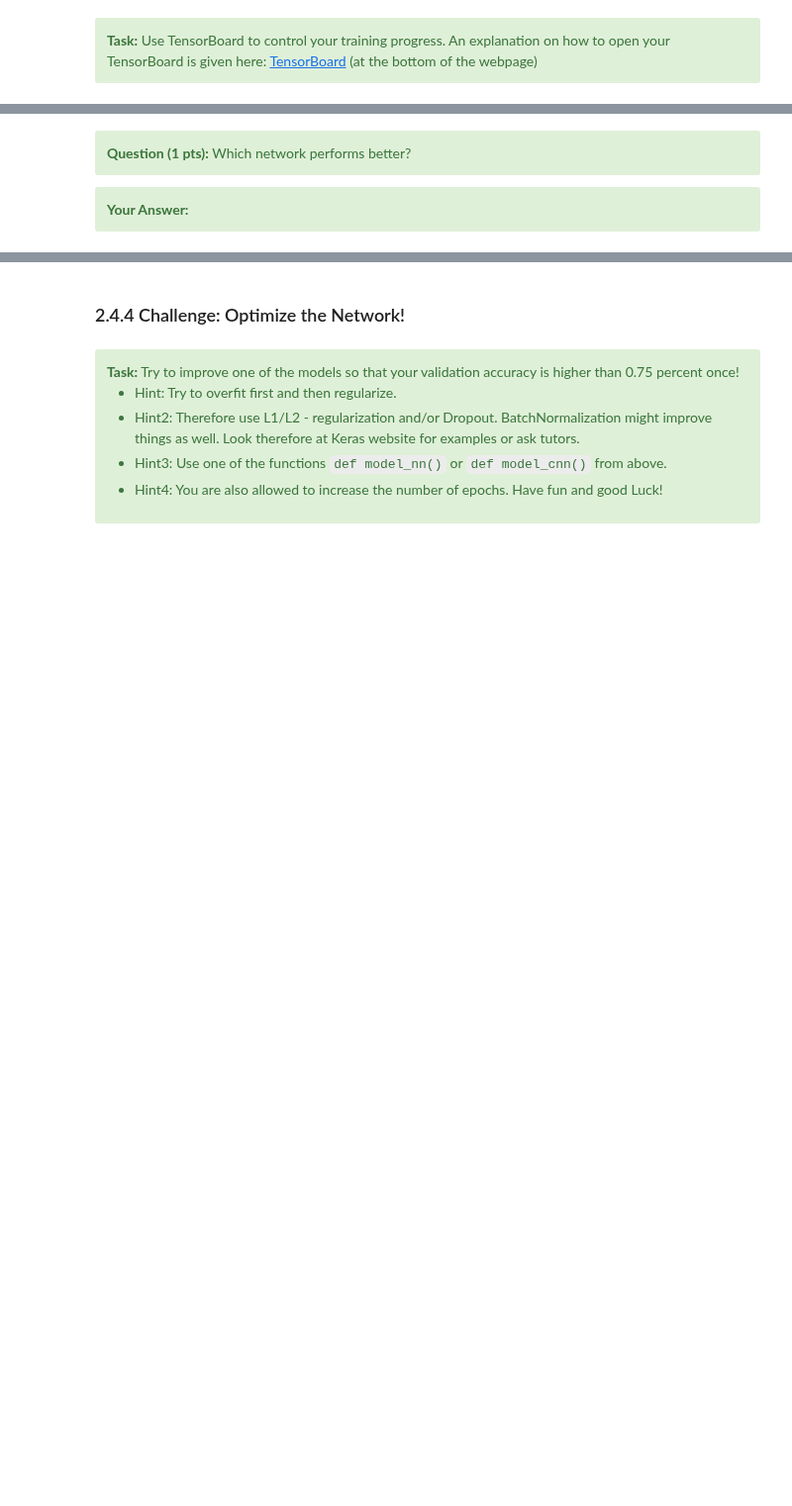
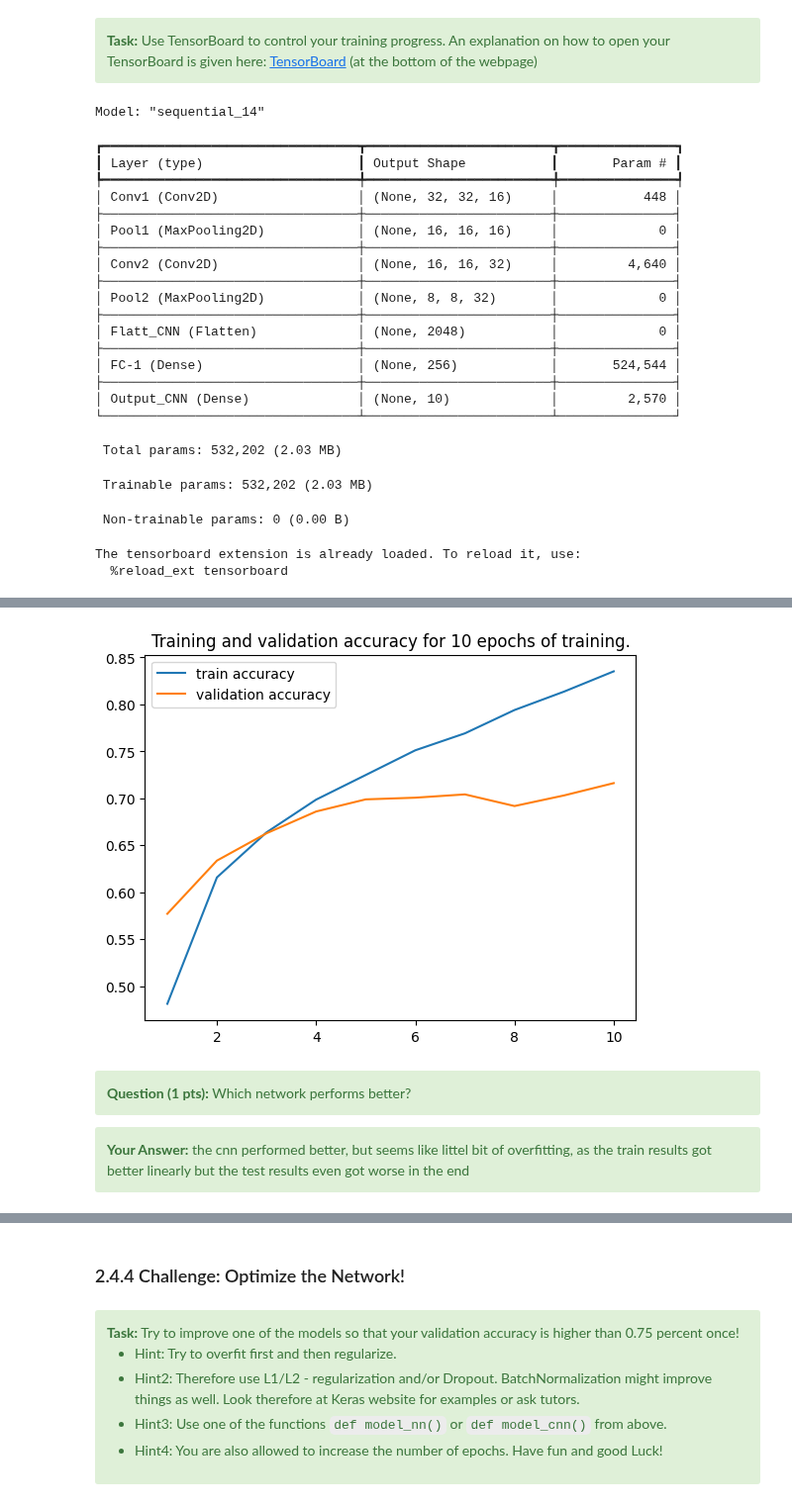
Before and after one commit to anton-seifert/LAMA, a Jupyter notebook: task-6-convolutional-neural-networks/2_exercise_cnn.ipynb, the cells around one changed output, grey strips where cells are left out. Shown at 99% size. Cells and saved outputs as stored; diff of their text form; code cells hidden in the pictures; blank space fills up the shorter version.

```diff
--- a/task-6-convolutional-neural-networks/2_exercise_cnn.ipynb
+++ b/task-6-convolutional-neural-networks/2_exercise_cnn.ipynb
@@ -245,12 +337,38 @@ plot_metric_history(history.history, 'accuracy')
 # Train the CNN
 
 cnn_model = model_cnn()
-config_cnn = 'UNRECOGNIZEABLE_NAME_EDIT_ME_PLEASE' # give a recognizable name
-
-cnn_logger = TensorBoard(log_dir='logs/cnn_logs/'+config_cnn+'/')
-
+cnn_model.summary()
+config_cnn = 'yupicnn' # give a recognizable name
+log_dir = 'logs/cnn_logs/'+config_cnn+'/'
+cnn_logger = TensorBoard(log_dir)
+%load_ext tensorboard
+%tensorboard --logdir {log_dir}
 cnn_model.compile(loss='categorical_crossentropy', metrics = ['accuracy'], optimizer='Adam')
 history = cnn_model.fit(x_train, y_train_categorical, batch_size=64, epochs=10,
                         validation_data=(x_test, y_test_categorical),
                         callbacks=[cnn_logger], verbose=1)
 plot_metric_history(history.history, 'accuracy')
+# %% [output]
+Model: "sequential_14"
+┏━━━━━━━━━━━━━━━━━━━━━━━━━━━━━━━━━┳━━━━━━━━━━━━━━━━━━━━━━━━┳━━━━━━━━━━━━━━━┓
+┃ Layer (type)                    ┃ Output Shape           ┃       Param # ┃
+┡━━━━━━━━━━━━━━━━━━━━━━━━━━━━━━━━━╇━━━━━━━━━━━━━━━━━━━━━━━━╇━━━━━━━━━━━━━━━┩
+│ Conv1 (Conv2D)                  │ (None, 32, 32, 16)     │           448 │
+├─────────────────────────────────┼────────────────────────┼───────────────┤
+│ Pool1 (MaxPooling2D)            │ (None, 16, 16, 16)     │             0 │
+├─────────────────────────────────┼────────────────────────┼───────────────┤
+│ Conv2 (Conv2D)                  │ (None, 16, 16, 32)     │         4,640 │
+├─────────────────────────────────┼────────────────────────┼───────────────┤
+│ Pool2 (MaxPooling2D)            │ (None, 8, 8, 32)       │             0 │
+├─────────────────────────────────┼────────────────────────┼───────────────┤
+│ Flatt_CNN (Flatten)             │ (None, 2048)           │             0 │
+├─────────────────────────────────┼────────────────────────┼───────────────┤
+│ FC-1 (Dense)                    │ (None, 256)            │       524,544 │
+├─────────────────────────────────┼────────────────────────┼───────────────┤
+│ Output_CNN (Dense)              │ (None, 10)             │         2,570 │
+└─────────────────────────────────┴────────────────────────┴───────────────┘
+ Total params: 532,202 (2.03 MB)
+ Trainable params: 532,202 (2.03 MB)
+ Non-trainable params: 0 (0.00 B)
+The tensorboard extension is already loaded. To reload it, use:
+  %reload_ext tensorboard
@@ -257,10 +396,11 @@ plot_metric_history(history.history, 'accuracy')
+[figure, added]
 # %% [markdown]
 <div class="alert alert-block alert-success">
 <b>Question (1 pts):</b> Which network performs better?
 </div>
 
 <div class="alert alert-block alert-success">
-<b>Your Answer:</b>
+<b>Your Answer:</b> the cnn performed better, but seems like littel bit of overfitting, as the train results got better linearly but the test results even got worse in the end
 </div>
 # %% [markdown]
 <div class="alert alert-block alert-success">
```
Also changed, not shown: parts of 18 cells of this notebook.
